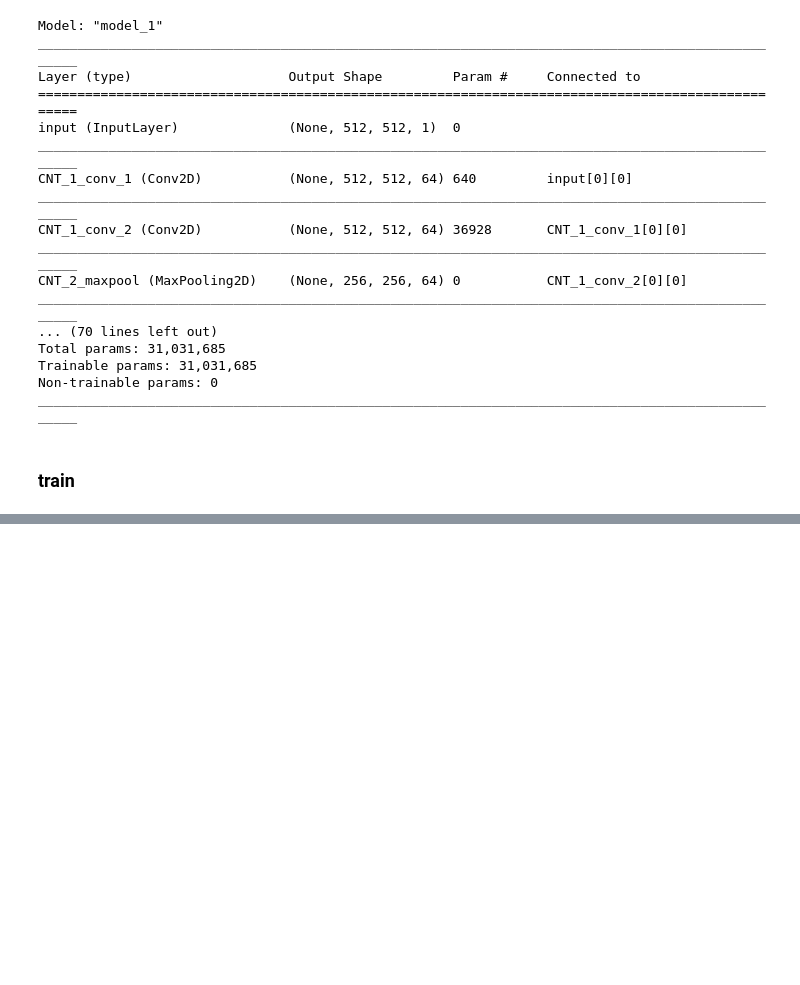
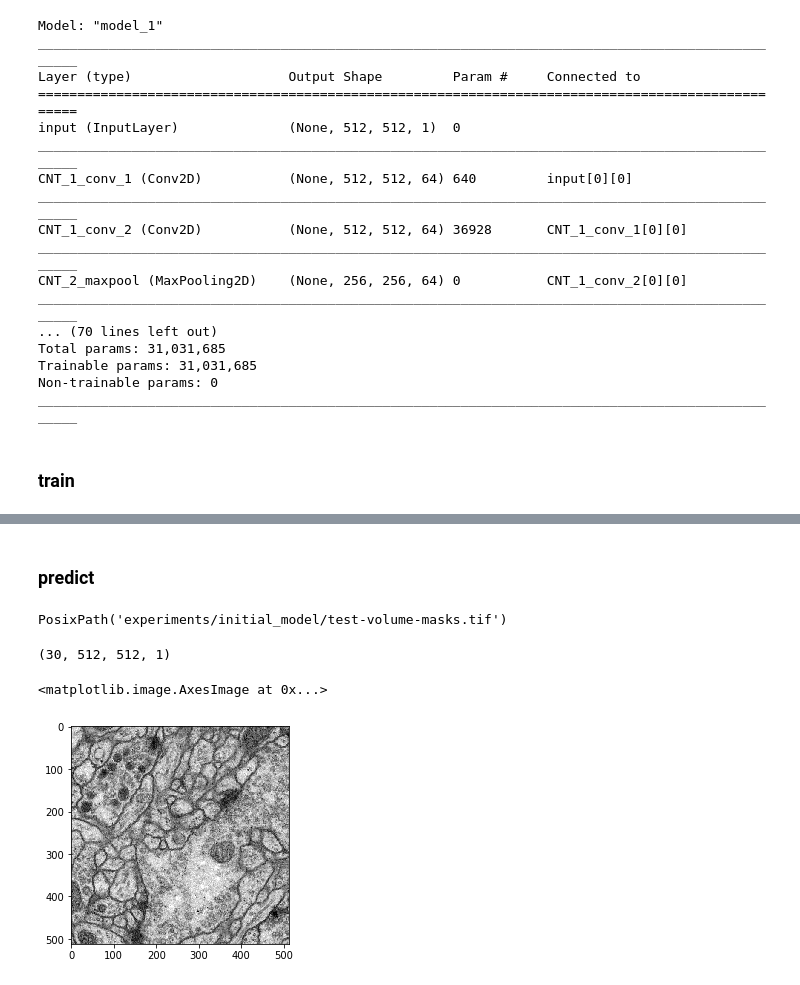
Before and after one commit to ilyarudyak/cs230_project_keras, a Jupyter notebook: isbi_challenge/trainer_debug.ipynb, the cells around one changed output, grey strips where cells are left out. Cells and saved outputs as stored; diff of their text form; code cells hidden in the pictures; blank space fills up the shorter version.

Commit message:
removed some bugs from predict

```diff
--- a/isbi_challenge/trainer_debug.ipynb
+++ b/isbi_challenge/trainer_debug.ipynb
@@ -68,0 +69,19 @@ TypeError: pixel_difference() missing 1 required positional argument: 'params'
+# %% [markdown]
+### predict
+# %%
+trainer = Trainer()
+# %%
+trainer.pred_file
+# %% [output]
+PosixPath('experiments/initial_model/test-volume-masks.tif')
+# %%
+trainer.dataset.load_data_test()
+# %%
+trainer.dataset.image_data_test.shape
+# %% [output]
+(30, 512, 512, 1)
+# %%
+plt.imshow(trainer.dataset.image_data_test[0].reshape(512, 512), cmap='gray')
+# %% [output]
+<matplotlib.image.AxesImage at 0x...>
+[figure, added]
```
Also changed, not shown: parts of 3 cells of this notebook, 1 other file.
